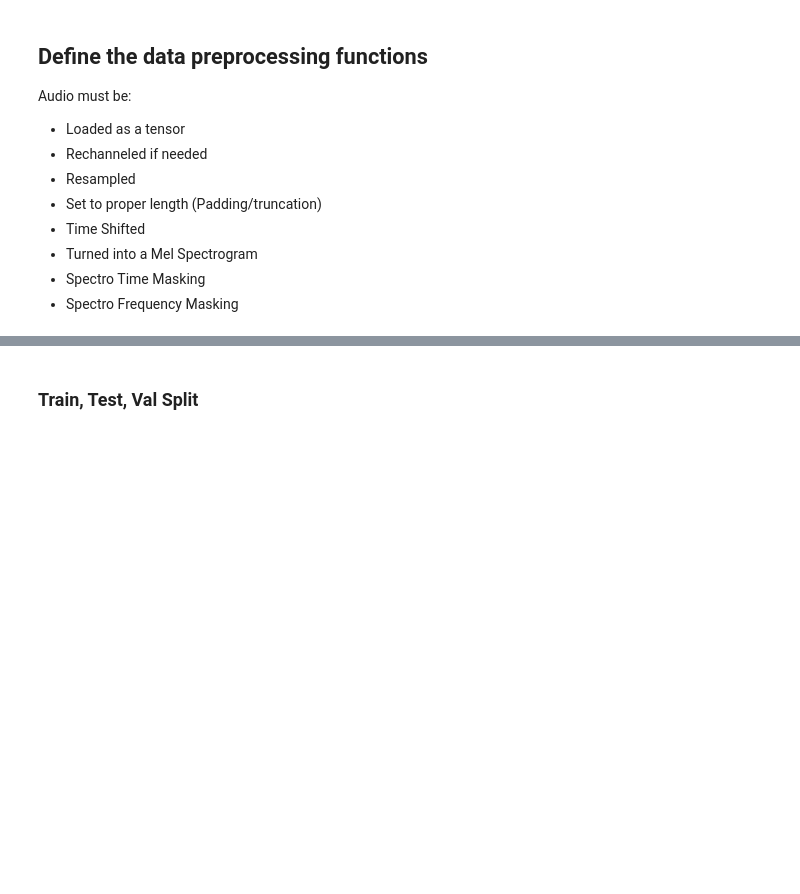
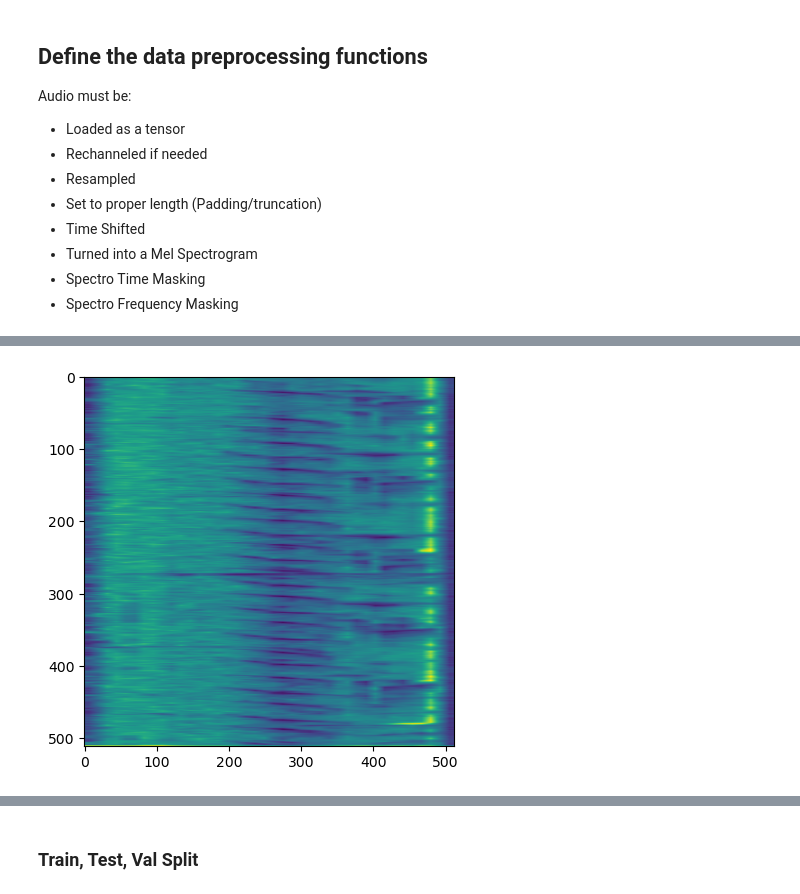
Before and after one commit to miltiades-the-general/birdclef2023_birdcall_classification, a Jupyter notebook: tensorflow-melspectro-efficientnetb0.ipynb, the cells around one changed output, grey strips where cells are left out. Saved outputs shown, nothing was run; the diff lists cells and outputs as text; code cells hidden in the pictures; blank space fills up the shorter version.

```diff
--- a/tensorflow-melspectro-efficientnetb0.ipynb
+++ b/tensorflow-melspectro-efficientnetb0.ipynb
@@ -373,0 +386,13 @@ dataset = dataset.prefetch(buffer_size=AUTO)
+# %%
+sample_file, sample_label = filenames[200], labels[200]
+util = AudioUtils()
+
+audio, label = util.openFile(sample_file, sample_label)
+resized_audio, label = util.resizeTensor(audio, label)
+resampled_audio, label = util.resample(resized_audio, label)
+mel_spectrogram, label = util.createMelSpectrogram(resampled_audio, label)
+resized_mel, label = util.resizeFinalTensor(mel_spectrogram, label)
+normalized_mel, label = util.normalize(resized_mel, label)
+util.visualizeSpectro(normalized_mel, label)
+# %% [output]
+[figure, added]
```
Also changed, not shown: parts of 14 cells of this notebook.
